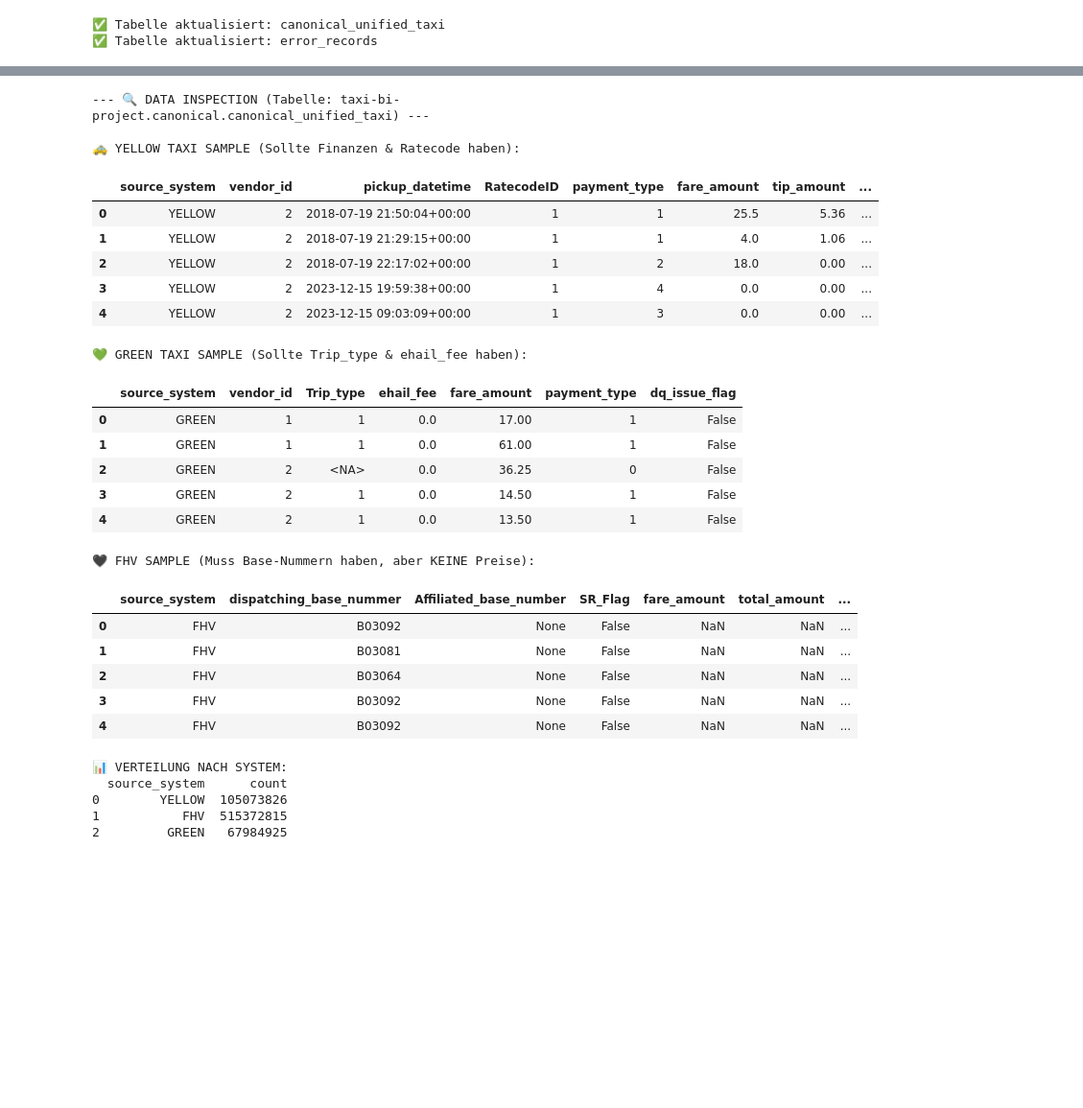
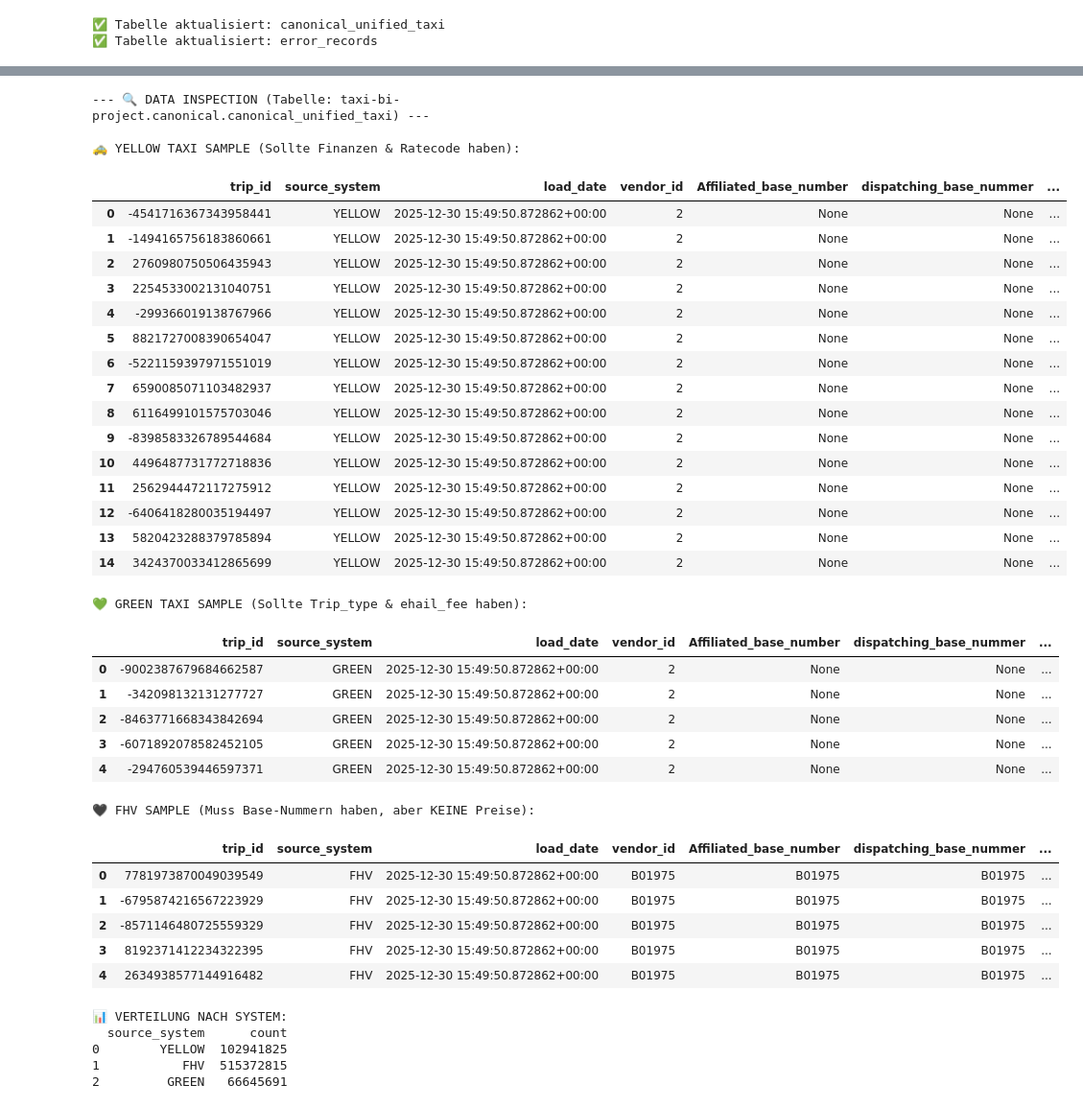
Before and after one commit to laniaker/bi_project_task2, a Jupyter notebook: notebook_canonical/ETL_canonical.ipynb, the cells around one changed output, grey strips where cells are left out. Shown at 96% size. Drawn from its saved outputs; the diff is of its cells as text; code cells hidden in the pictures; blank space fills up the shorter version.

```diff
--- a/notebook_canonical/ETL_canonical.ipynb
+++ b/notebook_canonical/ETL_canonical.ipynb
@@ -376,13 +356,10 @@ def check_data_samples():
     print("🚕 YELLOW TAXI SAMPLE (Sollte Finanzen & Ratecode haben):")
     sql_yellow = f"""
     SELECT
-        source_system, vendor_id, pickup_datetime,
-        RatecodeID, payment_type,
-        fare_amount, tip_amount, total_amount,
-        dq_issue_flag
+        *
     FROM `{table_ref}`
     WHERE source_system = 'YELLOW'
-    LIMIT 5
+    LIMIT 15
     """
     try:
         df_y = client.query(sql_yellow).to_dataframe()
@@ -395,10 +372,7 @@ def check_data_samples():
     print("\n💚 GREEN TAXI SAMPLE (Sollte Trip_type & ehail_fee haben):")
     sql_green = f"""
     SELECT
-        source_system, vendor_id,
-        Trip_type, ehail_fee,
-        fare_amount, payment_type,
-        dq_issue_flag
+        *
     FROM `{table_ref}`
     WHERE source_system = 'GREEN'
     LIMIT 5
@@ -414,61 +388,66 @@ def check_data_samples():
     print("\n🖤 FHV SAMPLE (Muss Base-Nummern haben, aber KEINE Preise):")
     sql_fhv = f"""
     SELECT
-        source_system,
-        dispatching_base_nummer,
-        Affiliated_base_number,
-        SR_Flag,
-        fare_amount, total_amount, payment_type, -- Müssen alle NaN/None sein
-        dq_issue_flag
+        *
     FROM `{table_ref}`
     WHERE source_system = 'FHV'
     LIMIT 5
     """
     try:
         df_f = client.query(sql_fhv).to_dataframe()
         display(df_f)
     except Exception as e:
         print(e)
 
     # 4. STATISTIK
     print("\n📊 VERTEILUNG NACH SYSTEM:")
     sql_stats = f"""
     SELECT source_system, COUNT(*) as count
     FROM `{table_ref}`
     GROUP BY source_system
     """
     try:
         print(client.query(sql_stats).to_dataframe())
     except:
         pass
 
 check_data_samples()
 # %% [output]
 --- 🔍 DATA INSPECTION (Tabelle: taxi-bi-project.canonical.canonical_unified_taxi) ---
 
 🚕 YELLOW TAXI SAMPLE (Sollte Finanzen & Ratecode haben):
-|  | source_system | vendor_id | pickup_datetime | RatecodeID | payment_type | fare_amount | tip_amount | ... |
-| 0 | YELLOW | 2 | 2018-07-19 21:50:04+00:00 | 1 | 1 | 25.5 | 5.36 | ... |
-| 1 | YELLOW | 2 | 2018-07-19 21:29:15+00:00 | 1 | 1 | 4.0 | 1.06 | ... |
-| 2 | YELLOW | 2 | 2018-07-19 22:17:02+00:00 | 1 | 2 | 18.0 | 0.00 | ... |
-| 3 | YELLOW | 2 | 2023-12-15 19:59:38+00:00 | 1 | 4 | 0.0 | 0.00 | ... |
-| 4 | YELLOW | 2 | 2023-12-15 09:03:09+00:00 | 1 | 3 | 0.0 | 0.00 | ... |
+|  | trip_id | source_system | load_date | vendor_id | Affiliated_base_number | dispatching_base_nummer | ... |
+| 0 | -4541716367343958441 | YELLOW | 2025-12-30 15:49:50.872862+00:00 | 2 | None | None | ... |
+| 1 | -1494165756183860661 | YELLOW | 2025-12-30 15:49:50.872862+00:00 | 2 | None | None | ... |
+| 2 | 2760980750506435943 | YELLOW | 2025-12-30 15:49:50.872862+00:00 | 2 | None | None | ... |
+| 3 | 2254533002131040751 | YELLOW | 2025-12-30 15:49:50.872862+00:00 | 2 | None | None | ... |
+| 4 | -299366019138767966 | YELLOW | 2025-12-30 15:49:50.872862+00:00 | 2 | None | None | ... |
+| 5 | 8821727008390654047 | YELLOW | 2025-12-30 15:49:50.872862+00:00 | 2 | None | None | ... |
+| 6 | -5221159397971551019 | YELLOW | 2025-12-30 15:49:50.872862+00:00 | 2 | None | None | ... |
+| 7 | 6590085071103482937 | YELLOW | 2025-12-30 15:49:50.872862+00:00 | 2 | None | None | ... |
+| 8 | 6116499101575703046 | YELLOW | 2025-12-30 15:49:50.872862+00:00 | 2 | None | None | ... |
+| 9 | -8398583326789544684 | YELLOW | 2025-12-30 15:49:50.872862+00:00 | 2 | None | None | ... |
+| 10 | 4496487731772718836 | YELLOW | 2025-12-30 15:49:50.872862+00:00 | 2 | None | None | ... |
+| 11 | 2562944472117275912 | YELLOW | 2025-12-30 15:49:50.872862+00:00 | 2 | None | None | ... |
+| 12 | -6406418280035194497 | YELLOW | 2025-12-30 15:49:50.872862+00:00 | 2 | None | None | ... |
+| 13 | 5820423288379785894 | YELLOW | 2025-12-30 15:49:50.872862+00:00 | 2 | None | None | ... |
+| 14 | 3424370033412865699 | YELLOW | 2025-12-30 15:49:50.872862+00:00 | 2 | None | None | ... |
 💚 GREEN TAXI SAMPLE (Sollte Trip_type & ehail_fee haben):
-|  | source_system | vendor_id | Trip_type | ehail_fee | fare_amount | payment_type | dq_issue_flag |
-| 0 | GREEN | 1 | 1 | 0.0 | 17.00 | 1 | False |
-| 1 | GREEN | 1 | 1 | 0.0 | 61.00 | 1 | False |
-| 2 | GREEN | 2 | <NA> | 0.0 | 36.25 | 0 | False |
-| 3 | GREEN | 2 | 1 | 0.0 | 14.50 | 1 | False |
-| 4 | GREEN | 2 | 1 | 0.0 | 13.50 | 1 | False |
+|  | trip_id | source_system | load_date | vendor_id | Affiliated_base_number | dispatching_base_nummer | ... |
+| 0 | -9002387679684662587 | GREEN | 2025-12-30 15:49:50.872862+00:00 | 2 | None | None | ... |
+| 1 | -342098132131277727 | GREEN | 2025-12-30 15:49:50.872862+00:00 | 2 | None | None | ... |
+| 2 | -8463771668343842694 | GREEN | 2025-12-30 15:49:50.872862+00:00 | 2 | None | None | ... |
+| 3 | -6071892078582452105 | GREEN | 2025-12-30 15:49:50.872862+00:00 | 2 | None | None | ... |
+| 4 | -294760539446597371 | GREEN | 2025-12-30 15:49:50.872862+00:00 | 2 | None | None | ... |
 🖤 FHV SAMPLE (Muss Base-Nummern haben, aber KEINE Preise):
-|  | source_system | dispatching_base_nummer | Affiliated_base_number | SR_Flag | fare_amount | total_amount | ... |
-| 0 | FHV | B03092 | None | False | NaN | NaN | ... |
-| 1 | FHV | B03081 | None | False | NaN | NaN | ... |
-| 2 | FHV | B03064 | None | False | NaN | NaN | ... |
-| 3 | FHV | B03092 | None | False | NaN | NaN | ... |
-| 4 | FHV | B03092 | None | False | NaN | NaN | ... |
+|  | trip_id | source_system | load_date | vendor_id | Affiliated_base_number | dispatching_base_nummer | ... |
+| 0 | 7781973870049039549 | FHV | 2025-12-30 15:49:50.872862+00:00 | B01975 | B01975 | B01975 | ... |
+| 1 | -6795874216567223929 | FHV | 2025-12-30 15:49:50.872862+00:00 | B01975 | B01975 | B01975 | ... |
+| 2 | -8571146480725559329 | FHV | 2025-12-30 15:49:50.872862+00:00 | B01975 | B01975 | B01975 | ... |
+| 3 | 8192371412234322395 | FHV | 2025-12-30 15:49:50.872862+00:00 | B01975 | B01975 | B01975 | ... |
+| 4 | 2634938577144916482 | FHV | 2025-12-30 15:49:50.872862+00:00 | B01975 | B01975 | B01975 | ... |
 📊 VERTEILUNG NACH SYSTEM:
   source_system      count
-0        YELLOW  105073826
+0        YELLOW  102941825
 1           FHV  515372815
-2         GREEN   67984925
+2         GREEN   66645691
```
Also changed, not shown: parts of 4 cells of this notebook, 4 other files.
